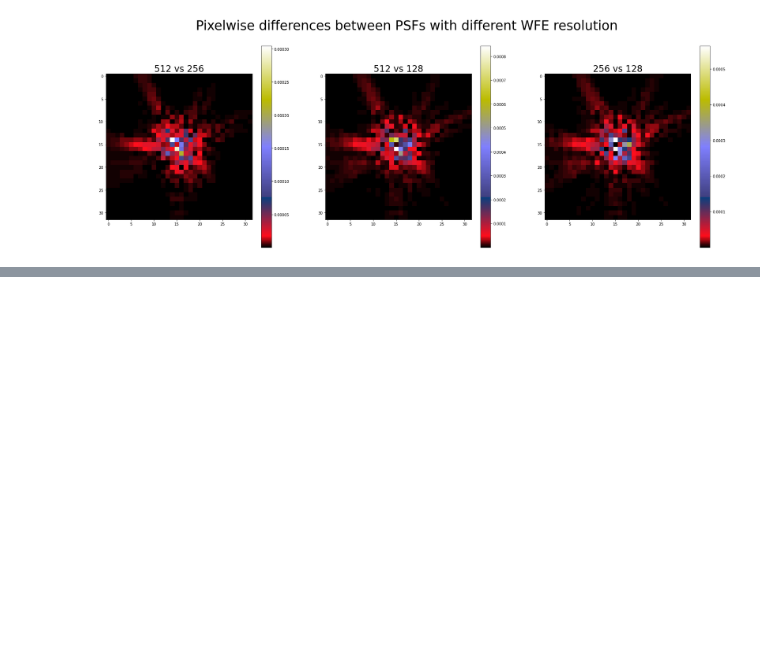
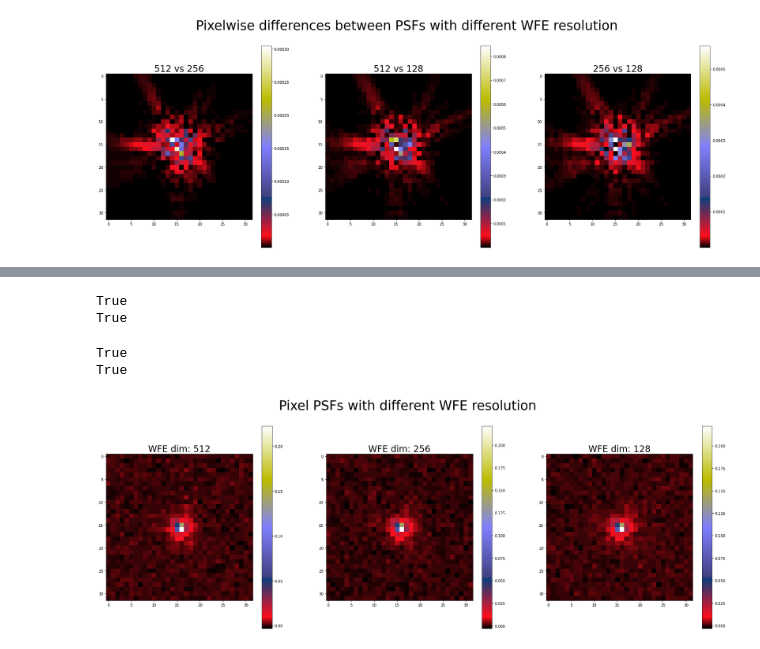
Before and after one commit to tobias-liaudat/wf-SEDs, a Jupyter notebook: WFE_sampling_test/notebooks/generate-multires-dataset.ipynb, the cells around one changed output, grey strips where cells are left out. Saved outputs shown, nothing was run; the diff lists cells and outputs as text; code cells hidden in the pictures; blank space fills up the shorter version.

Commit message:
added load and display datasets to the notebook

```diff
--- a/WFE_sampling_test/notebooks/generate-multires-dataset.ipynb
+++ b/WFE_sampling_test/notebooks/generate-multires-dataset.ipynb
@@ -234,4 +236,6 @@ for poly_psf_list, zernike_coef_list in zip(poly_psf_multires, zernike_coef_mult
 # %%
 path = output_folder
 
-dataset = np.load(path + 'train_Euclid_res_20_TrainStars_id_001.npy', allow_pickle=True)[()]
+dataset_128 = np.load(path + 'train_Euclid_res_10_TrainStars_id_001_wfeRes_128.npy', allow_pickle=True)[()]
+dataset_256 = np.load(path + 'train_Euclid_res_10_TrainStars_id_001_wfeRes_256.npy', allow_pickle=True)[()]
+dataset_512 = np.load(path + 'train_Euclid_res_10_TrainStars_id_001_wfeRes_512.npy', allow_pickle=True)[()]
@@ -245,4 +242,29 @@ np.sum(dataset['noisy_stars'] - dataset2['noisy_stars'][0:20,:,:])
+# %%
+print(np.array_equal(dataset_128['positions'], dataset_256['positions']))
+print(np.array_equal(dataset_128['positions'], dataset_512['positions']))
+# %% [output]
+True
+True
+# %%
+print(np.array_equal(dataset_128['C_poly'], dataset_256['C_poly']))
+print(np.array_equal(dataset_128['C_poly'], dataset_512['C_poly']))
+# %% [output]
+True
+True
 # %%
-plt.figure(figsize=(5,5))
-plt.imshow(dataset['noisy_stars'][18,:,:], cmap='gist_stern');plt.colorbar()
+star_to_show = 8
+
+plt.figure(figsize=(30,10))
+plt.suptitle('Pixel PSFs with different WFE resolution', fontsize=35)
+plt.subplot(131)
+plt.imshow(dataset_512['noisy_stars'][star_to_show,:,:], cmap='gist_stern');plt.colorbar()
+plt.title('WFE dim: 512', fontsize=24)
+plt.subplot(132)
+plt.imshow(dataset_256['noisy_stars'][star_to_show,:,:], cmap='gist_stern');plt.colorbar()
+plt.title('WFE dim: 256', fontsize=24)
+plt.subplot(133)
+plt.imshow(dataset_128['noisy_stars'][star_to_show,:,:], cmap='gist_stern');plt.colorbar()
+plt.title('WFE dim: 128', fontsize=24)
 plt.show()
+# %% [output]
+[figure, added]
```
Also changed, not shown: parts of 4 cells of this notebook.
